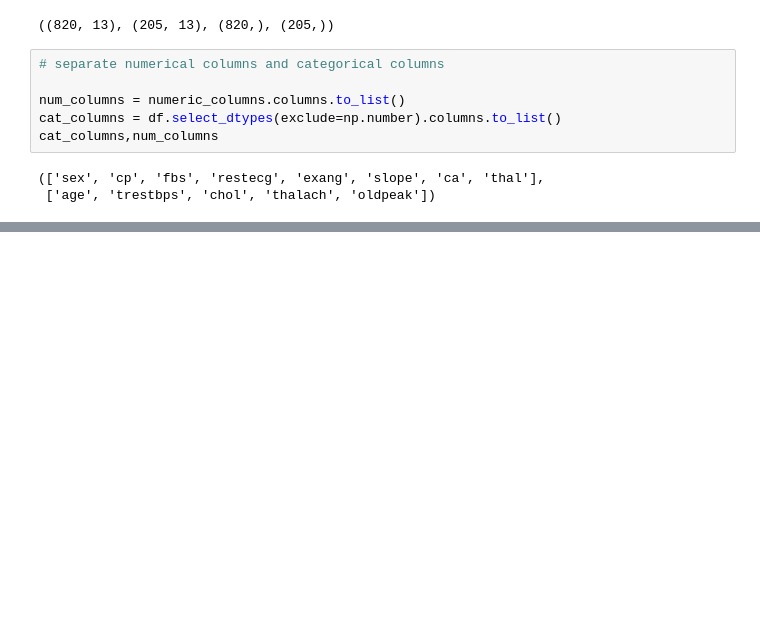
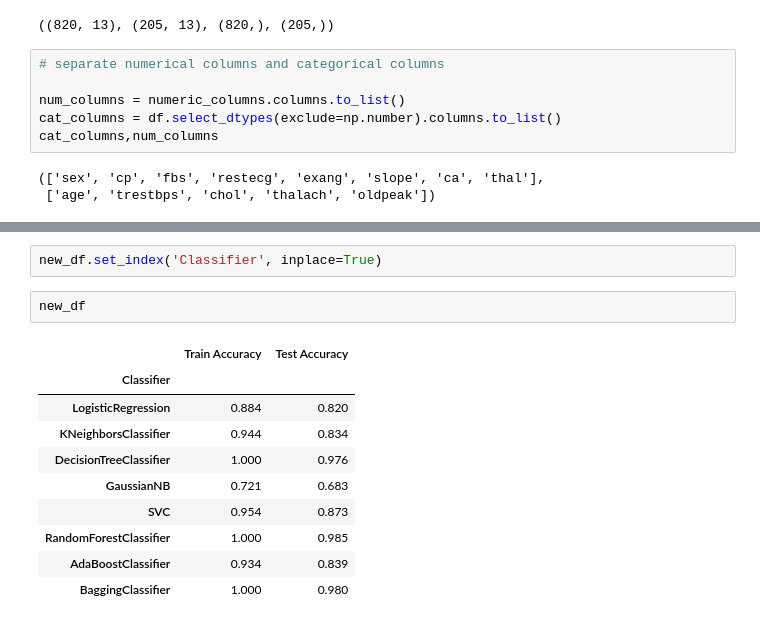
Before and after one commit to ehtisham-sadiq/Building-an-ML-Based-Heart-Disease-Diagnosis-System-with-Flask, a Jupyter notebook: notebook/EDA.ipynb, the cells around one changed output, grey strips where cells are left out. Drawn from its saved outputs; the diff is of its cells as text; blank space fills up the shorter version.

```diff
--- a/notebook/EDA.ipynb
+++ b/notebook/EDA.ipynb
@@ -525,0 +586,15 @@ from sklearn.ensemble import RandomForestClassifier, AdaBoostClassifier, Bagging
+# %%
+new_df.set_index('Classifier', inplace=True)
+# %%
+new_df
+# %% [output]
+|  | Train Accuracy | Test Accuracy |
+| Classifier |  |  |
+| LogisticRegression | 0.884 | 0.820 |
+| KNeighborsClassifier | 0.944 | 0.834 |
+| DecisionTreeClassifier | 1.000 | 0.976 |
+| GaussianNB | 0.721 | 0.683 |
+| SVC | 0.954 | 0.873 |
+| RandomForestClassifier | 1.000 | 0.985 |
+| AdaBoostClassifier | 0.934 | 0.839 |
+| BaggingClassifier | 1.000 | 0.980 |
```
Also changed, not shown: parts of 37 cells of this notebook, 6 other files.
